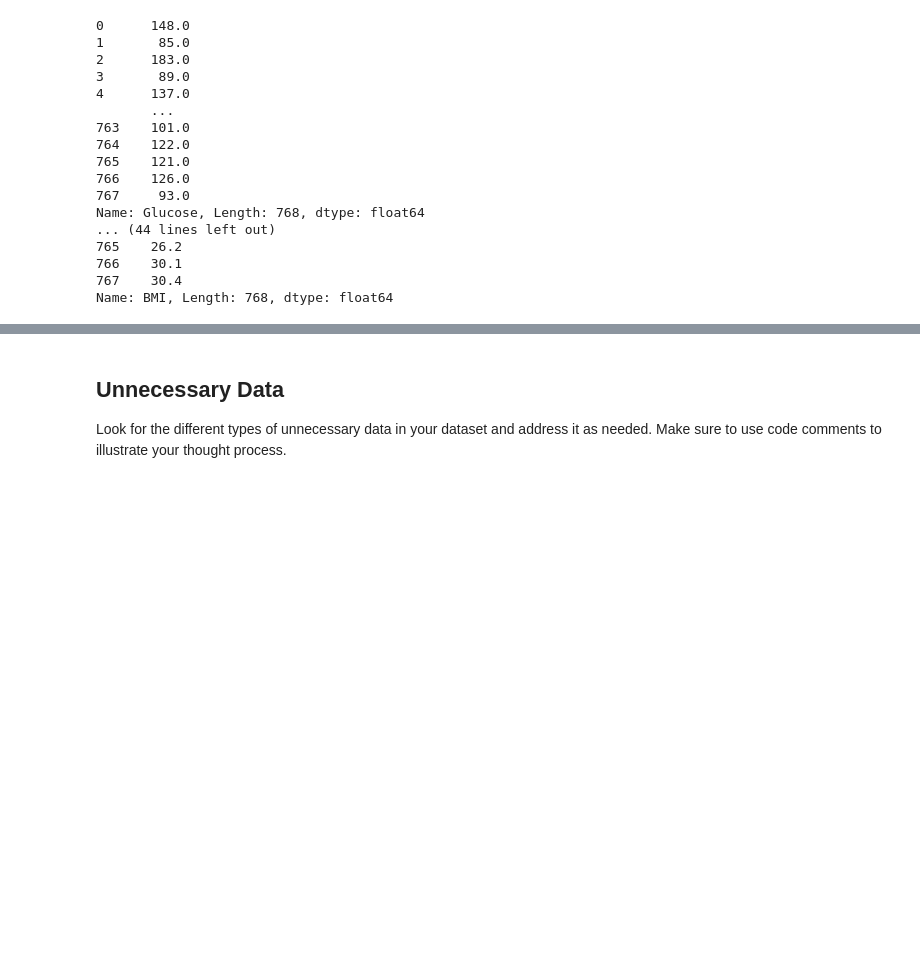
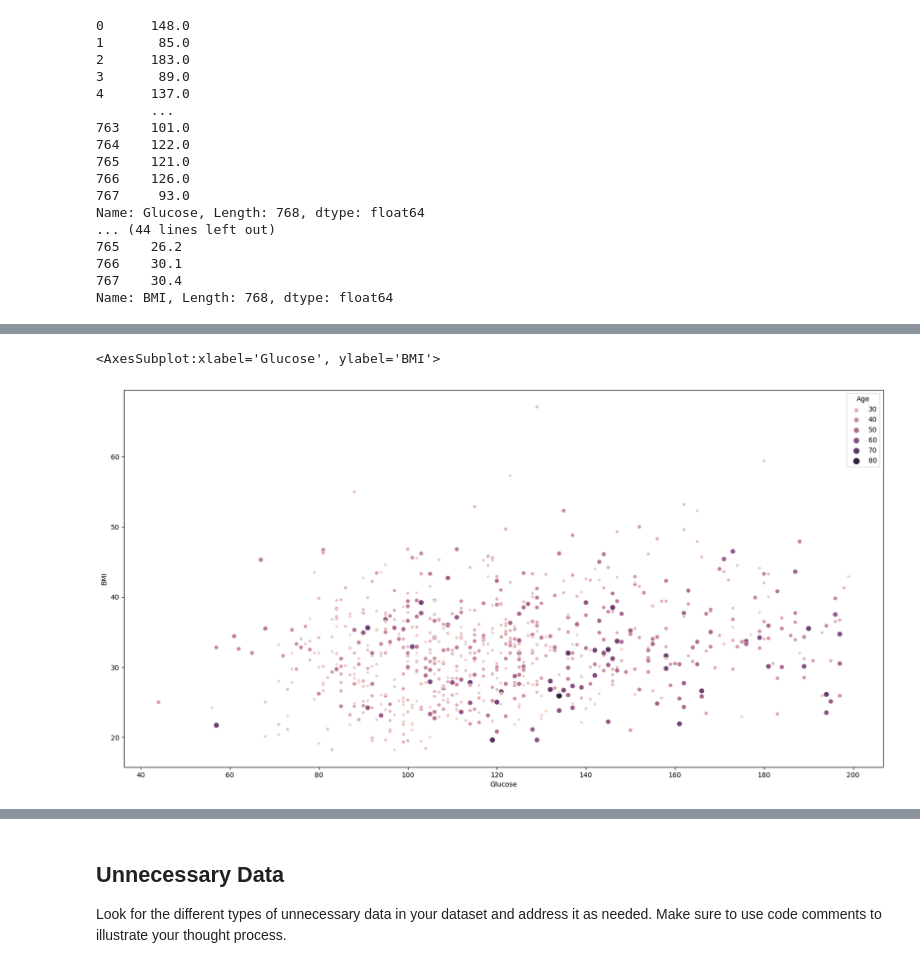
Before and after one commit to subhashinifnu/cleaning-data-checkpoint, a Jupyter notebook: checkpoint-three.ipynb, the cells around one changed output, grey strips where cells are left out. Drawn from its saved outputs; the diff is of its cells as text; code cells hidden in the pictures; blank space fills up the shorter version.

```diff
--- a/checkpoint-three.ipynb
+++ b/checkpoint-three.ipynb
@@ -151,0 +160,10 @@ print(diabetes_df.to_string())
+# %%
+# outliers Glucose VS BMI VS Age
+
+plt.figure(figsize=(20,10))
+sns.scatterplot(data=diabetes_df,
+               x="Glucose", y="BMI", hue="Age",
+               size="Age")
+# %% [output]
+<AxesSubplot:xlabel='Glucose', ylabel='BMI'>
+[figure, added]
```
Also changed, not shown: parts of 11 cells of this notebook.
